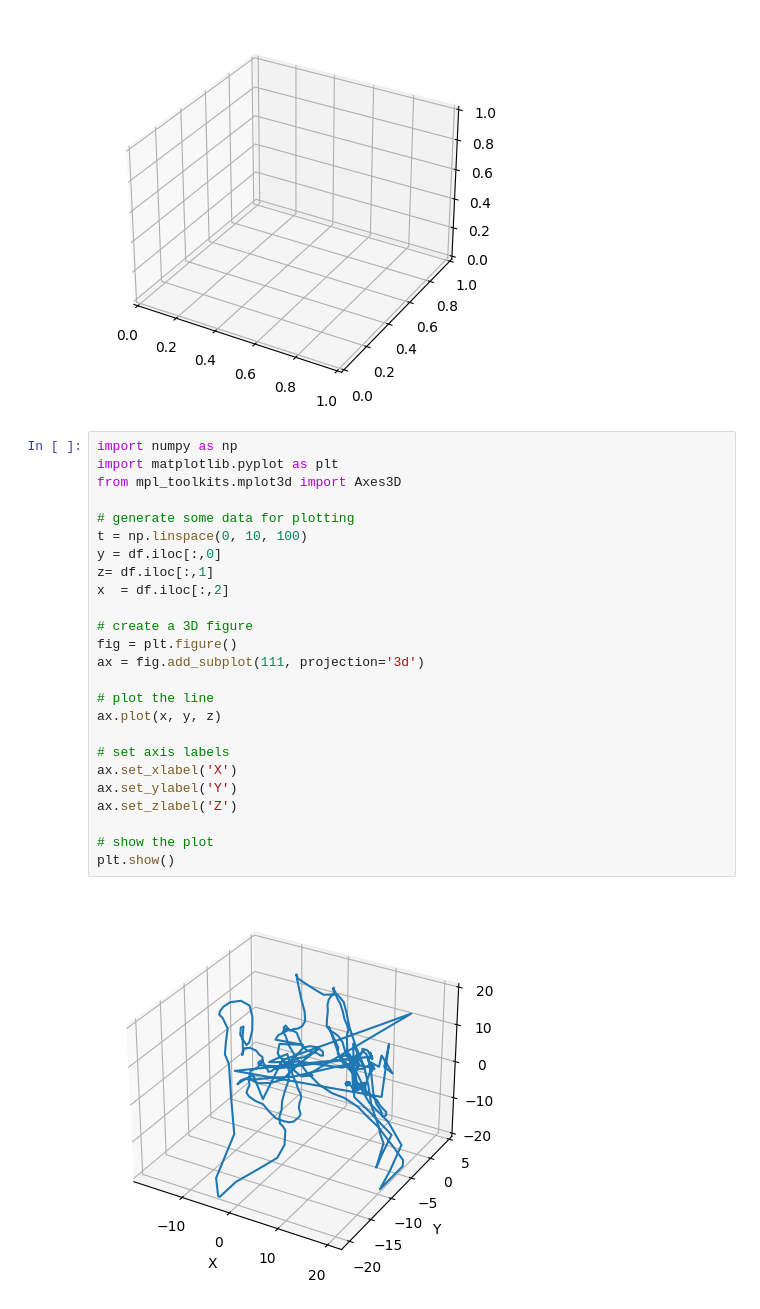
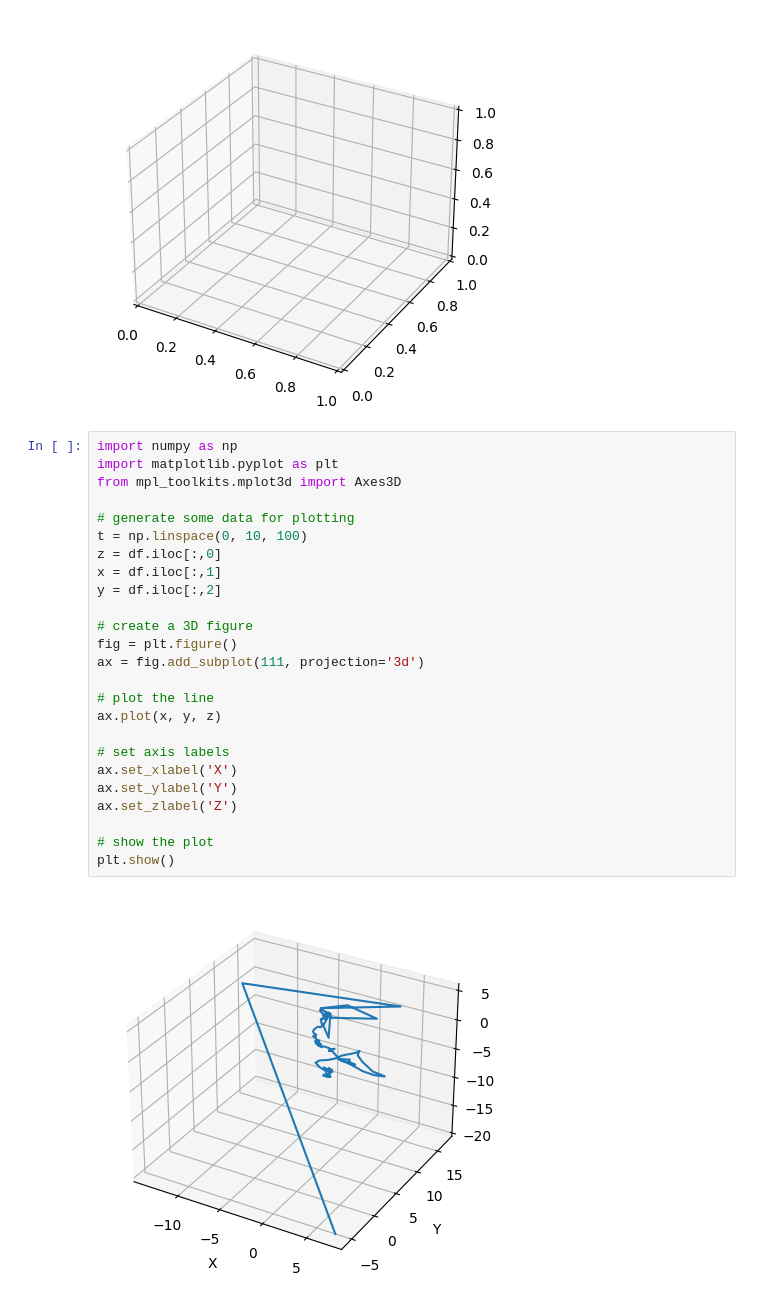
Before and after one commit to Rahul2003s/Air_writing, a Jupyter notebook: test1.ipynb, the cells around one changed output. Saved outputs shown, nothing was run; the diff lists cells and outputs as text.

```diff
--- a/test1.ipynb
+++ b/test1.ipynb
@@ -58,27 +58,27 @@ ValueError: Argument Z must be 2-dimensional.
 # %%
 import numpy as np
 import matplotlib.pyplot as plt
 from mpl_toolkits.mplot3d import Axes3D
 
 # generate some data for plotting
 t = np.linspace(0, 10, 100)
-y = df.iloc[:,0]
-z= df.iloc[:,1]
-x  = df.iloc[:,2]
+z = df.iloc[:,0]
+x = df.iloc[:,1]
+y = df.iloc[:,2]
 
 # create a 3D figure
 fig = plt.figure()
 ax = fig.add_subplot(111, projection='3d')
 
 # plot the line
 ax.plot(x, y, z)
 
 # set axis labels
 ax.set_xlabel('X')
 ax.set_ylabel('Y')
 ax.set_zlabel('Z')
 
 # show the plot
 plt.show()
 # %% [output]
-[figure, old version]
+[figure, new version]
```
Also changed, not shown: parts of 2 cells of this notebook, 1 other file.
